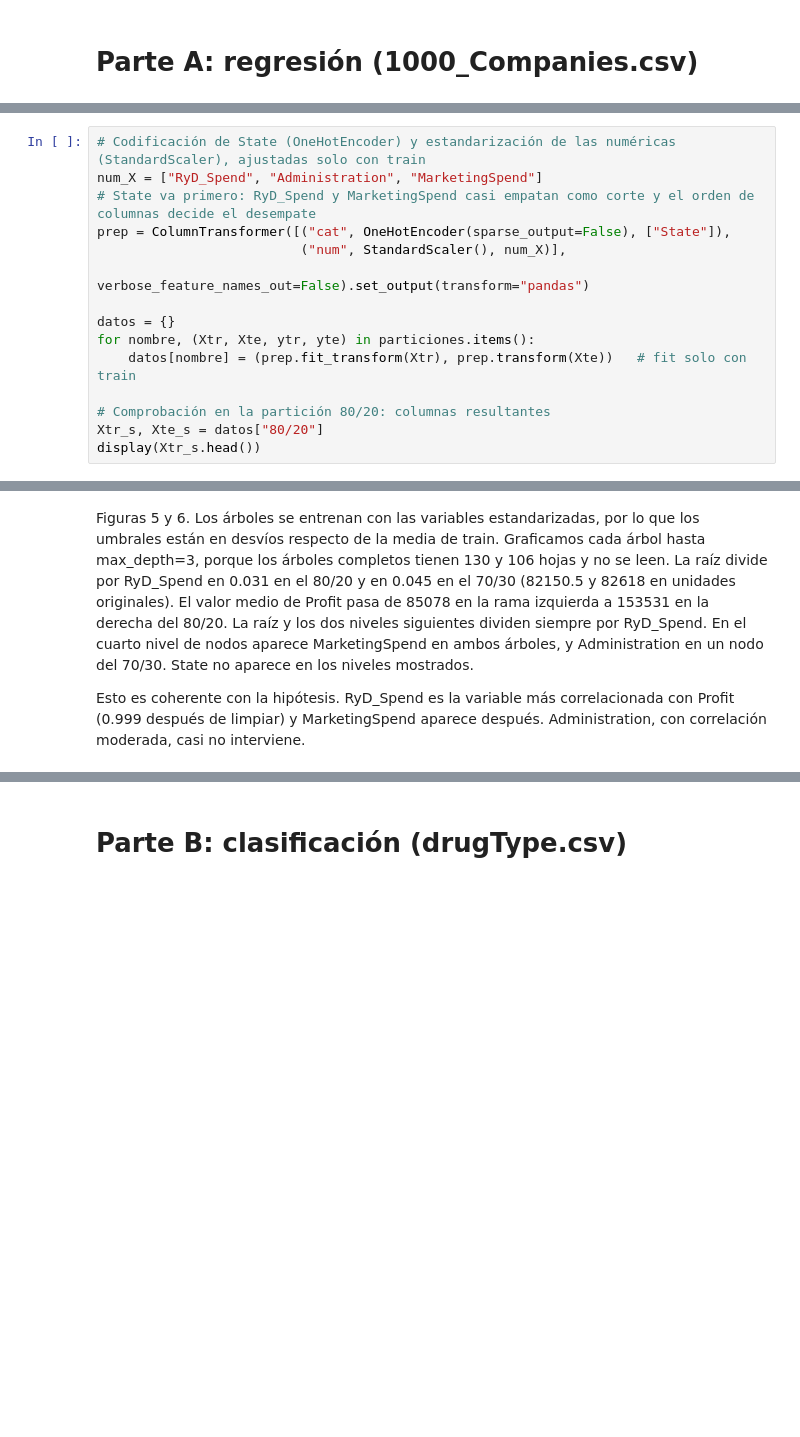
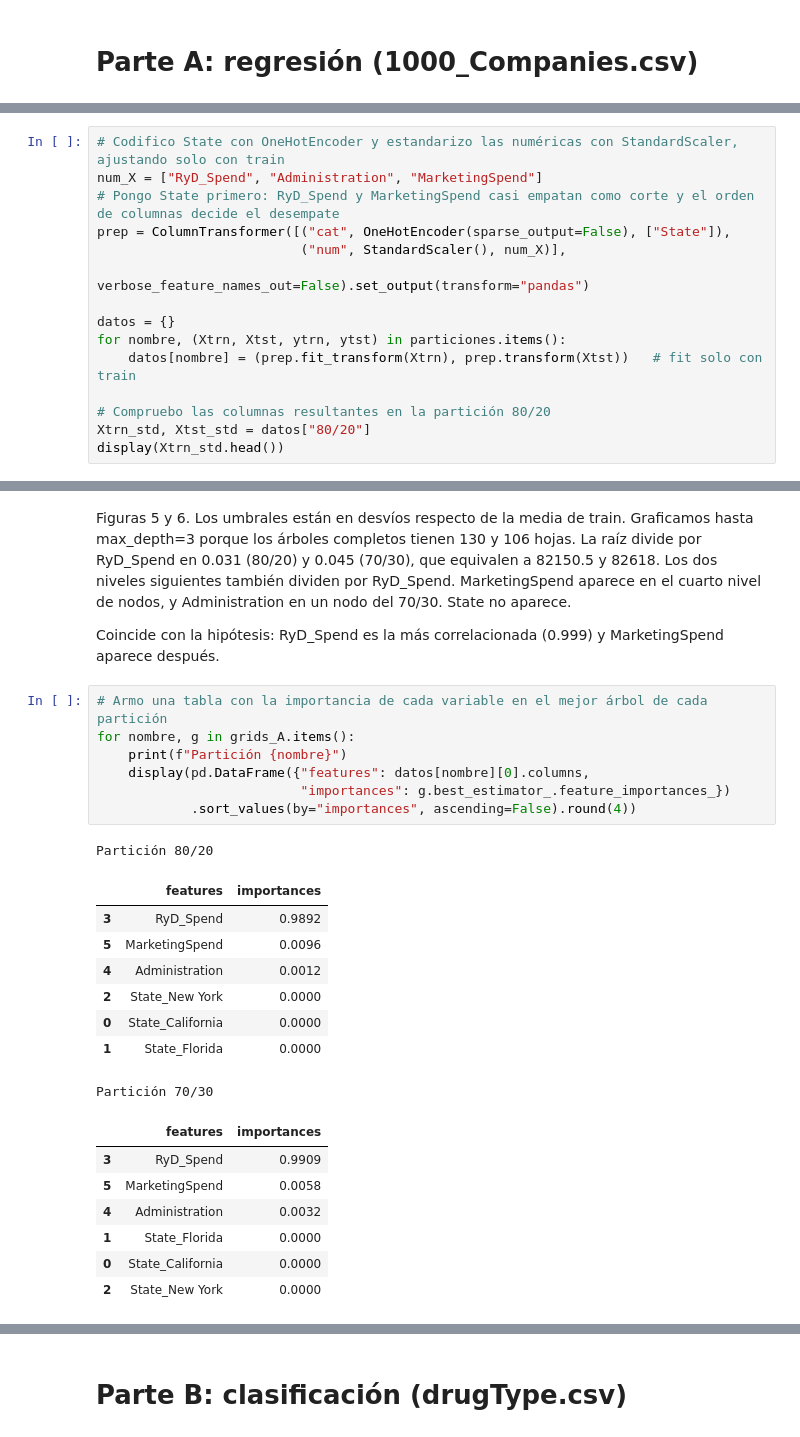
Before and after one commit to winttita/TP_MD_Frank_Winter, a Jupyter notebook: TP2/TP2_MD_Frank_Winter.ipynb, the cells around one changed output, grey strips where cells are left out. Drawn from its saved outputs; the diff is of its cells as text; blank space fills up the shorter version.

```diff
--- a/TP2/TP2_MD_Frank_Winter.ipynb
+++ b/TP2/TP2_MD_Frank_Winter.ipynb
@@ -263,20 +262,20 @@ for nombre, ts in [("80/20", 0.2), ("70/30", 0.3)]:
 80/20 -> train: 796 | test: 200
 70/30 -> train: 697 | test: 299
 # %%
-# Codificación de State (OneHotEncoder) y estandarización de las numéricas (StandardScaler), ajustadas solo con train
+# Codifico State con OneHotEncoder y estandarizo las numéricas con StandardScaler, ajustando solo con train
 num_X = ["RyD_Spend", "Administration", "MarketingSpend"]
-# State va primero: RyD_Spend y MarketingSpend casi empatan como corte y el orden de columnas decide el desempate
+# Pongo State primero: RyD_Spend y MarketingSpend casi empatan como corte y el orden de columnas decide el desempate
 prep = ColumnTransformer([("cat", OneHotEncoder(sparse_output=False), ["State"]),
                           ("num", StandardScaler(), num_X)],
                          verbose_feature_names_out=False).set_output(transform="pandas")
 
 datos = {}
-for nombre, (Xtr, Xte, ytr, yte) in particiones.items():
-    datos[nombre] = (prep.fit_transform(Xtr), prep.transform(Xte))   # fit solo con train
+for nombre, (Xtrn, Xtst, ytrn, ytst) in particiones.items():
+    datos[nombre] = (prep.fit_transform(Xtrn), prep.transform(Xtst))   # fit solo con train
 
-# Comprobación en la partición 80/20: columnas resultantes
-Xtr_s, Xte_s = datos["80/20"]
-display(Xtr_s.head())
+# Compruebo las columnas resultantes en la partición 80/20
+Xtrn_std, Xtst_std = datos["80/20"]
+display(Xtrn_std.head())
 # %% [output]
 |  | State_California | State_Florida | State_New York | RyD_Spend | Administration | MarketingSpend |
 | 398 | 1.0 | 0.0 | 0.0 | -1.482993 | -1.147181 | -1.452454 |
@@ -387,6 +381,30 @@ for i, (nombre, g) in enumerate(grids_A.items(), 1):
 [figure]
 [figure]
 # %% [markdown]
-Figuras 5 y 6. Los árboles se entrenan con las variables estandarizadas, por lo que los umbrales están en desvíos respecto de la media de train. Graficamos cada árbol hasta max_depth=3, porque los árboles completos tienen 130 y 106 hojas y no se leen. La raíz divide por RyD_Spend en 0.031 en el 80/20 y en 0.045 en el 70/30 (82150.5 y 82618 en unidades originales). El valor medio de Profit pasa de 85078 en la rama izquierda a 153531 en la derecha del 80/20. La raíz y los dos niveles siguientes dividen siempre por RyD_Spend. En el cuarto nivel de nodos aparece MarketingSpend en ambos árboles, y Administration en un nodo del 70/30. State no aparece en los niveles mostrados.
+Figuras 5 y 6. Los umbrales están en desvíos respecto de la media de train. Graficamos hasta max_depth=3 porque los árboles completos tienen 130 y 106 hojas. La raíz divide por RyD_Spend en 0.031 (80/20) y 0.045 (70/30), que equivalen a 82150.5 y 82618. Los dos niveles siguientes también dividen por RyD_Spend. MarketingSpend aparece en el cuarto nivel de nodos, y Administration en un nodo del 70/30. State no aparece.
 
-Esto es coherente con la hipótesis. RyD_Spend es la variable más correlacionada con Profit (0.999 después de limpiar) y MarketingSpend aparece después. Administration, con correlación moderada, casi no interviene.
+Coincide con la hipótesis: RyD_Spend es la más correlacionada (0.999) y MarketingSpend aparece después.
+# %%
+# Armo una tabla con la importancia de cada variable en el mejor árbol de cada partición
+for nombre, g in grids_A.items():
+    print(f"Partición {nombre}")
+    display(pd.DataFrame({"features": datos[nombre][0].columns,
+                          "importances": g.best_estimator_.feature_importances_})
+            .sort_values(by="importances", ascending=False).round(4))
+# %% [output]
+Partición 80/20
+|  | features | importances |
+| 3 | RyD_Spend | 0.9892 |
+| 5 | MarketingSpend | 0.0096 |
+| 4 | Administration | 0.0012 |
+| 2 | State_New York | 0.0000 |
+| 0 | State_California | 0.0000 |
+| 1 | State_Florida | 0.0000 |
+Partición 70/30
+|  | features | importances |
+| 3 | RyD_Spend | 0.9909 |
+| 5 | MarketingSpend | 0.0058 |
+| 4 | Administration | 0.0032 |
+| 1 | State_Florida | 0.0000 |
+| 0 | State_California | 0.0000 |
+| 2 | State_New York | 0.0000 |
```
Also changed, not shown: parts of 65 cells of this notebook.
